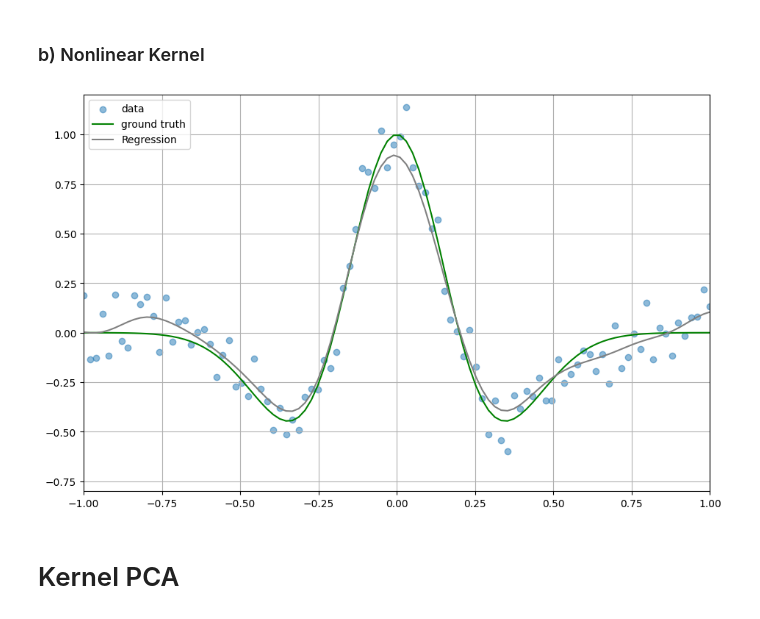
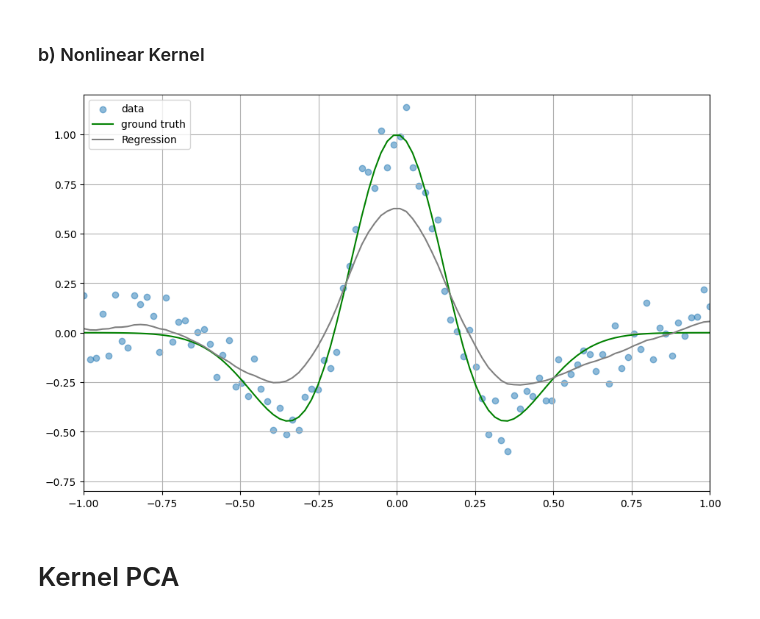
Before and after one commit to MichaelArbel/kernelcourse, a Jupyter notebook: tutorial_1/solutions.ipynb, the cells around one changed output. Cells and saved outputs as stored; diff of their text form; code cells hidden in the pictures.

```diff
--- a/tutorial_1/solutions.ipynb
+++ b/tutorial_1/solutions.ipynb
@@ -70,22 +70,20 @@ class KernelRR:
     def fit(self, X, y):
         if len(y.shape)==1:
             y = np.expand_dims(y, axis=1)
-        N,d = y.shape
+        N,_ = y.shape
         G = self.kernel(X, X)
-        np.fill_diagonal(G, np.diag(G) + self.lmbda)
+        np.fill_diagonal(G, np.diag(G) + N*self.lmbda)
         U = cho_factor(G)
         sol_y = cho_solve(U, y)
-        sol_e = cho_solve(U, np.ones_like(y))
-        self.b = np.sum(sol_y, axis=0)/np.sum(sol_e,axis=0)
-        self.alpha = sol_y- np.einsum('nd,d->nd',sol_e,self.b)
+        self.alpha = sol_y
         self.data = X
 
     ### Implementation of the separting function $f$
     def predict(self,x):
-        # Input : matrix x of shape N data points times d dimension
-        # Output: vector of size N
+        # Input : matrix x of shape M data points times d dimension
+        # Output: vector of size M
         x1 = self.kernel(self.data, x)
-        pred = np.einsum('ij,id->jd',x1,self.alpha) + self.b
+        pred = np.einsum('nm,nd->md',x1,self.alpha)
         if pred.shape[1]==1:
             return pred[:,0]
         else:
@@ -107,14 +105,15 @@ plotRegression(train_set['x'], train_set['y'], Y_clean= train_set['y_clean'], mo
 # %% [markdown]
 ### b) Nonlinear Kernel
 # %%
-sigma = .1
-lmbda =1.
-kernel = RBF(sigma).kernel
+sigma = 10.
+lmbda =0.001
+offset = .0
+kernel = Laplace(sigma).kernel
 model = KernelRR(kernel, lmbda=lmbda)
-model.fit(train_set['x'].reshape(-1,1),train_set['y'])
-plotRegression(train_set['x'], train_set['y'], Y_clean= train_set['y_clean'], model=model, label='Train')
+model.fit(train_set['x'].reshape(-1,1),train_set['y']+offset)
+plotRegression(train_set['x'], train_set['y']+offset, Y_clean= train_set['y_clean']+offset, model=model, label='Train')
 # %% [output]
-[figure, old version]
+[figure, new version]
 # %% [markdown]
 # Kernel PCA
 # %% [markdown]
```
Also changed, not shown: parts of 3 cells of this notebook, 16 other files.
